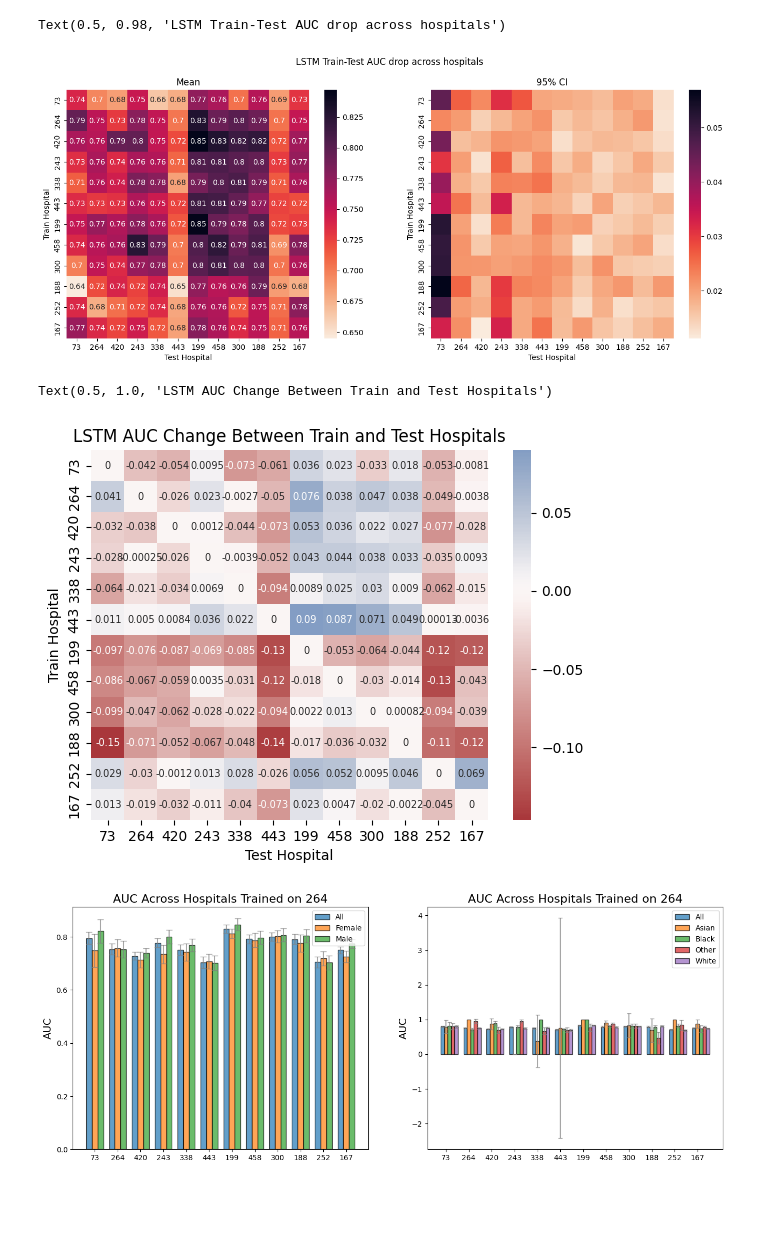
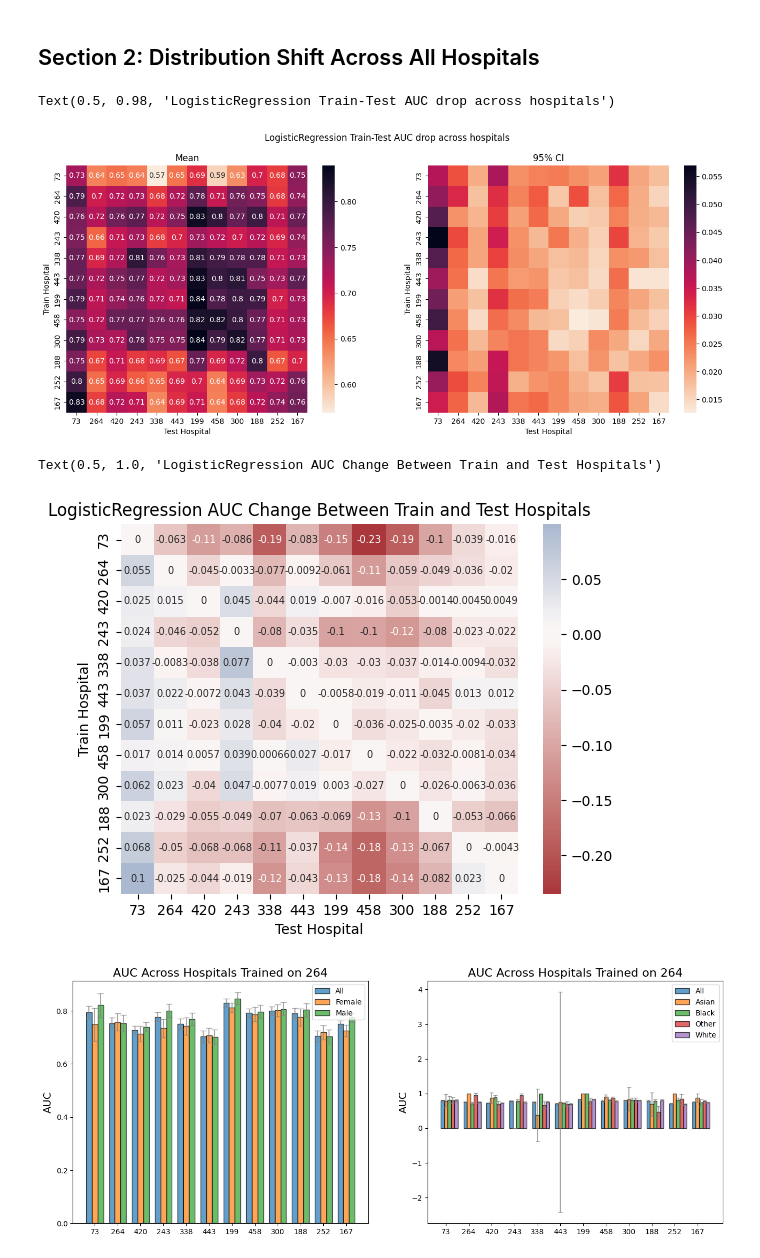
Before and after one commit to heyyjudes/YAIB, a Jupyter notebook: data_analysis.ipynb, the cells around one changed output. Saved outputs shown, nothing was run; the diff lists cells and outputs as text; code cells hidden in the pictures; blank space fills up the shorter version.

Commit message:
addin n=1500 changes and plotting for sequential n

```diff
--- a/data_analysis.ipynb
+++ b/data_analysis.ipynb
@@ -19,0 +22,16 @@ ci_dict = np.load(f'results/dist_shift/{model}-ci.npz')
+# %%
+hos=199
+# hospital
+hospital_dict = {}
+for i in range(len(hospital_ids)):
+    hospital_dict[hospital_ids[i]] = i
+
+hos_ind = hospital_dict[hos]
+model = "LogisticRegression"
+avg_dict = np.load(f"results/sequential-n/{hos}-{model}-avg.npz", allow_pickle=True)
+ci_dict = np.load(f"results/sequential-n/{hos}-{model}-ci.npz", allow_pickle=True)
+dist_shift_avg = np.load(f"results/dist_shift/{model}-avg.npz")
+dist_shift_CI = np.load(f"results/dist_shift/{model}-ci.npz")
+
+with open('results/add_data/num_addition.pk', 'rb') as handle:
+    addition_dict = pickle.load(handle)
@@ -20,3 +84,5 @@ ci_dict = np.load(f'results/dist_shift/{model}-ci.npz')
+# %% [markdown]
+## Section 2: Distribution Shift Across All Hospitals
 # %%
 metric = 'AUC'
 fig, axes = plt.subplots(figsize=(16, 6), nrows=1, ncols=2)
@@ -39,22 +105,23 @@ axes[1].set_title("95% CI")
 
 plt.suptitle(f"{model} Train-Test {metric} drop across hospitals")
 # %% [output]
-Text(0.5, 0.98, 'LSTM Train-Test AUC drop across hospitals')
+Text(0.5, 0.98, 'LogisticRegression Train-Test AUC drop across hospitals')
-[figure, old version]
+[figure, new version]
 # %%
 # Differences
-diff = avg_dict[metric] - np.repeat(np.diagonal(avg_dict[metric]).reshape(-1, 1), len(hospital_ids), axis=1)
+diff = avg_dict[metric] - np.repeat(np.diagonal(avg_dict[metric]).reshape(-1, 1), len(hospital_ids), axis=1).T
+np.savez(f'results/dist_shift/{model}-{metric}-n1500-diff-avg.npz', **{f'{metric}':diff})
 sns.heatmap(diff, annot=True,
             annot_kws={'fontsize':7}, cmap="vlag_r",
            xticklabels=hospital_ids,
            yticklabels=hospital_ids,
            center=0)
 plt.xlabel("Test Hospital")
 plt.ylabel("Train Hospital")
 plt.title(f"{model} {metric} Change Between Train and Test Hospitals")
 # %% [output]
-Text(0.5, 1.0, 'LSTM AUC Change Between Train and Test Hospitals')
+Text(0.5, 1.0, 'LogisticRegression AUC Change Between Train and Test Hospitals')
-[figure, old version]
+[figure, new version]
 # %%
 metric = 'AUC'
 keys_gender = [(f'{metric}', 'All'),
```
Also changed, not shown: parts of 24 cells of this notebook, 21 other files.
